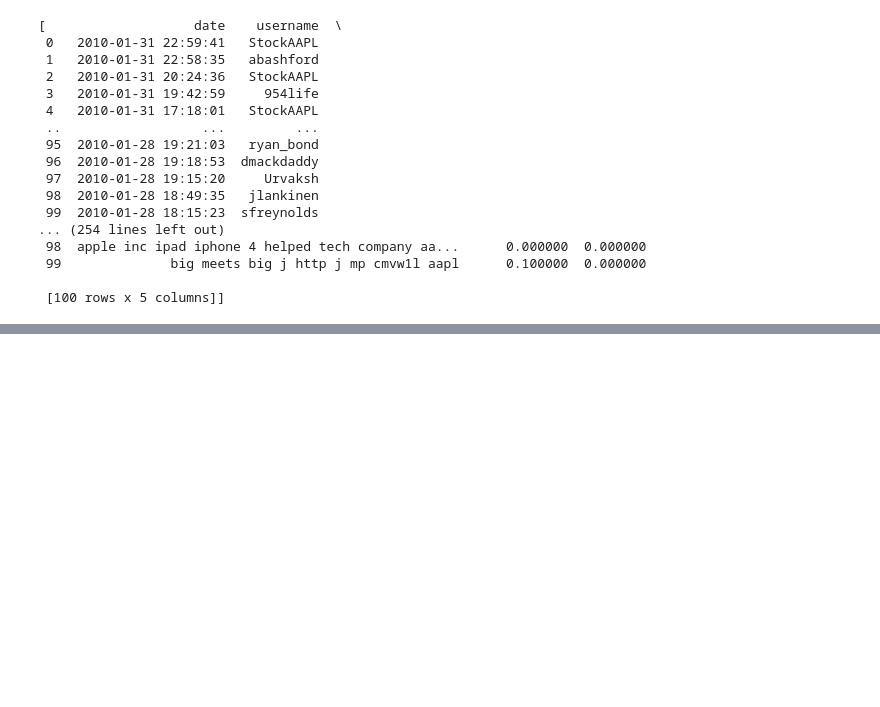
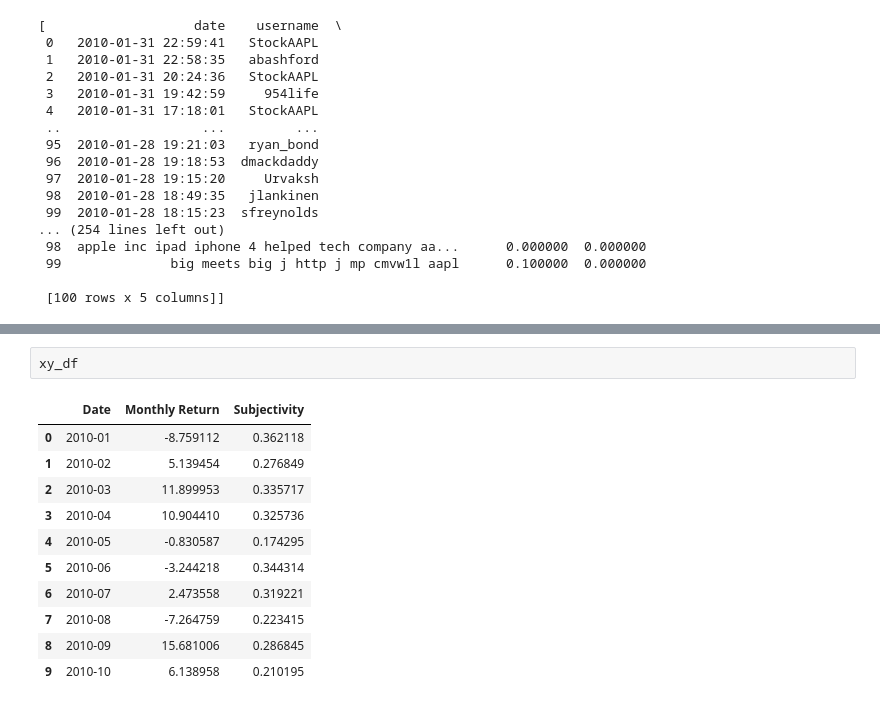
Before and after one commit to marcel1710/TwitterBot, a Jupyter notebook: TextMining_MBA.ipynb, the cells around one changed output, grey strips where cells are left out. Drawn from its saved outputs; the diff is of its cells as text; blank space fills up the shorter version.

```diff
--- a/TextMining_MBA.ipynb
+++ b/TextMining_MBA.ipynb
@@ -282,0 +240,14 @@ Name: Subjectivity, dtype: float64
+# %%
+xy_df
+# %% [output]
+|  | Date | Monthly Return | Subjectivity |
+| 0 | 2010-01 | -8.759112 | 0.362118 |
+| 1 | 2010-02 | 5.139454 | 0.276849 |
+| 2 | 2010-03 | 11.899953 | 0.335717 |
+| 3 | 2010-04 | 10.904410 | 0.325736 |
+| 4 | 2010-05 | -0.830587 | 0.174295 |
+| 5 | 2010-06 | -3.244218 | 0.344314 |
+| 6 | 2010-07 | 2.473558 | 0.319221 |
+| 7 | 2010-08 | -7.264759 | 0.223415 |
+| 8 | 2010-09 | 15.681006 | 0.286845 |
+| 9 | 2010-10 | 6.138958 | 0.210195 |
```
Also changed, not shown: parts of 19 cells of this notebook.
